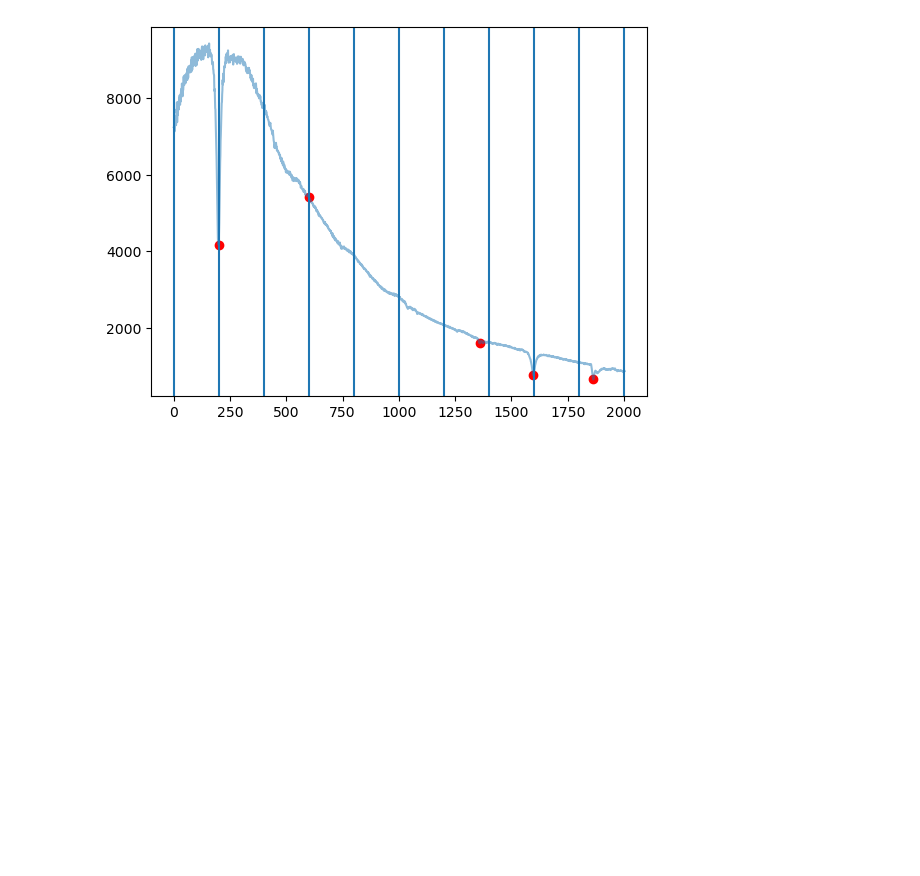
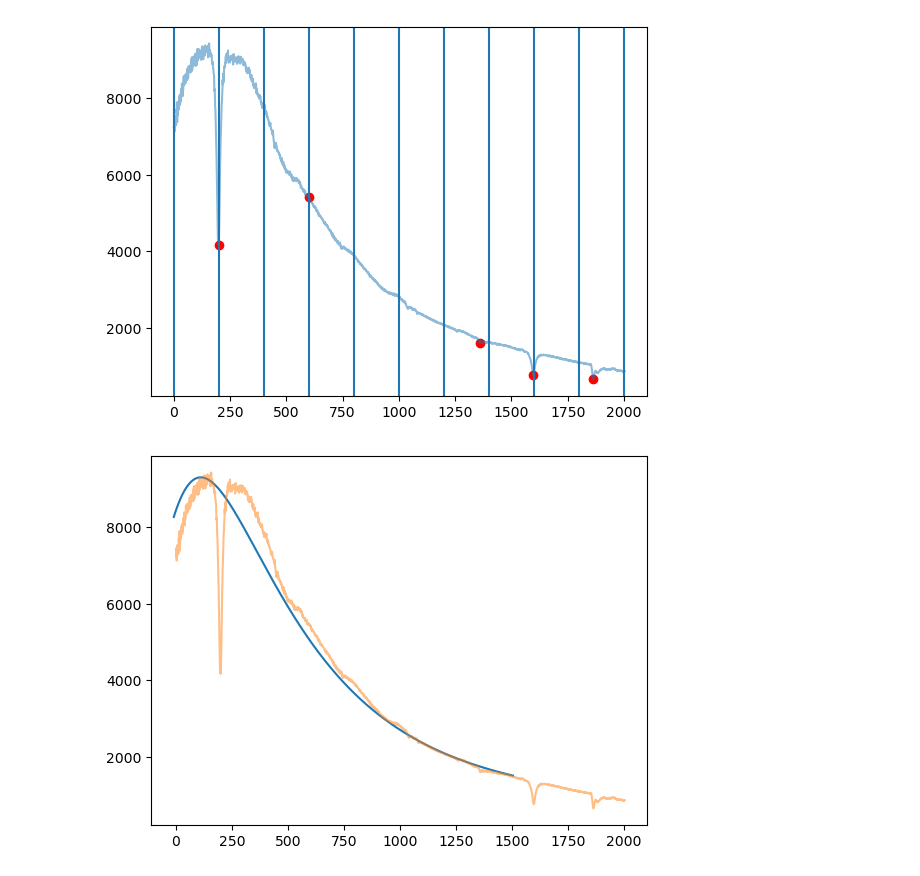
Before and after one commit to Timobrenn/G99-Spectroscopy, a Jupyter notebook: root/testing/base/scaletest.ipynb, the cells around one changed output. Cells and saved outputs as stored; diff of their text form; code cells hidden in the pictures; blank space fills up the shorter version.

```diff
--- a/root/testing/base/scaletest.ipynb
+++ b/root/testing/base/scaletest.ipynb
@@ -65,3 +65,34 @@ show()
 close(fig)
 # %% [output]
 [figure]
+# %%
+def blackbody_curve(wavelength: list[float], temperature: float, base: float = 0):
+    c = 3*10**8
+    h = 6.26*10**-34
+    kB = 1.38*10**-23
+    c1, c2 = 2*h*c**2, h*c/kB
+    wavelength = np.array(wavelength)
+    curve = c1/(wavelength)**5 * (1 / (np.exp(c2/(wavelength*temperature)) - 1)) + base
+    return curve
+# %%
+testx = np.linspace(220, 900, 10000)
+testx *= 1e-9
+c = 3*10**8
+h = 6.26*10**-34
+kB = 1.38*10**-23
+
+c1, c2 = 2*h*c**2, h*c/kB
+T = 10000
+
+testy = blackbody_curve(testx, T)
+
+fig, ax = subplots()
+# curvex, curvey = testx/testx[-1]*spec.spec1d.size
+offset = 600
+leftpush = 500
+ax.plot(testx/testx[-1]*spec.spec1d.size - leftpush, testy*1.7e-11+offset)
+ax.plot(spec.spec1d, alpha=0.5)
+show()
+close(fig)
+# %% [output]
+[figure, added]
```
